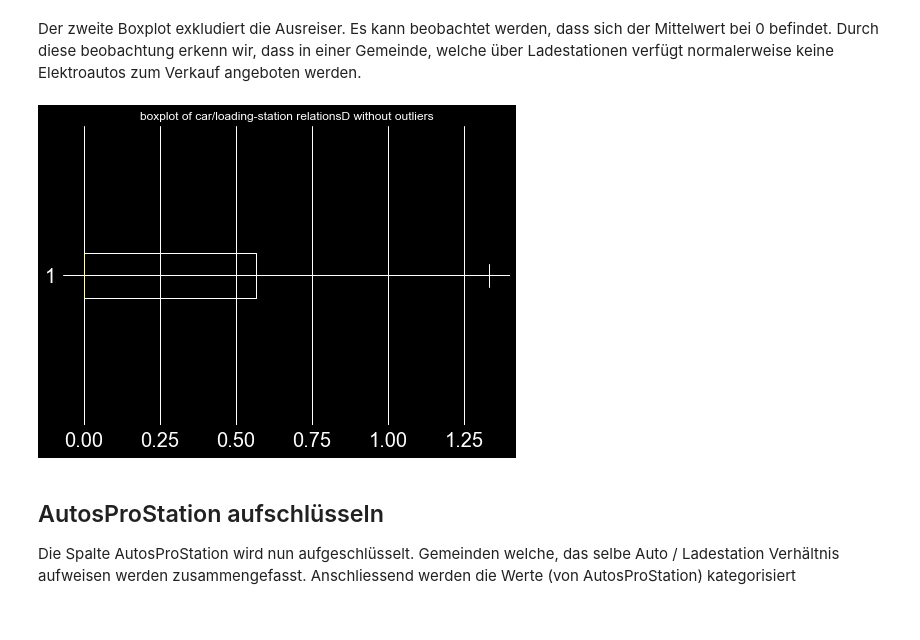
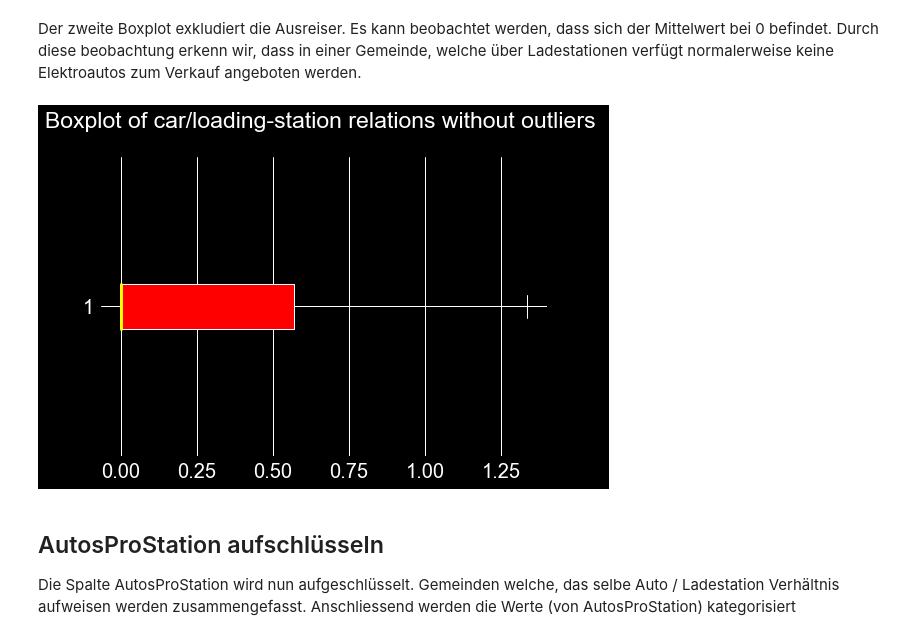
Before and after one commit to jk019/DA_LN_neues_Github, a Jupyter notebook: Datenaufbereitungen/Weiterführende_Datenaufbereitung.ipynb, the cells around one changed output. Saved outputs shown, nothing was run; the diff lists cells and outputs as text; code cells hidden in the pictures.

```diff
--- a/Datenaufbereitungen/Weiterführende_Datenaufbereitung.ipynb
+++ b/Datenaufbereitungen/Weiterführende_Datenaufbereitung.ipynb
@@ -272,7 +272,10 @@ dfmerge
 Der Erste Boxplot zeigt die Verteilung der AutosProStation-Werte mit Ausreiser an. Es ist zu erkennen, dass einige sehr gravierende Ausreiser vorhanden sind.
 # %%
 style.use('dark_background')
-plt.title('boxplot of car/loading-station relations with outliers')
-plt.boxplot(dfmerge.AutosProStation, vert=False)
+plt.title('Boxplot of car/loading-station relations with outliers \n', fontsize = 23)
+bp = plt.boxplot(dfmerge.AutosProStation, vert=False, patch_artist=True, boxprops=dict(facecolor="red"))
+for median in bp['medians']:
+    median.set_color('yellow', )
+    median.set_linewidth(3)
 plt.tick_params(labelsize=20)
 # %% [output]
@@ -281,11 +284,14 @@ plt.tick_params(labelsize=20)
 Der zweite Boxplot exkludiert die Ausreiser. Es kann beobachtet werden, dass sich der Mittelwert bei 0 befindet. Durch diese beobachtung erkenn wir, dass in einer Gemeinde, welche über Ladestationen verfügt normalerweise keine Elektroautos zum Verkauf angeboten werden.
 # %%
 style.use('dark_background')
-plt.title('boxplot of car/loading-station relationsD without outliers')
-plt.boxplot(dfmerge.AutosProStation, vert=False, showfliers=False,)
+plt.title('Boxplot of car/loading-station relations without outliers \n', fontsize = 23)
+bp = plt.boxplot(dfmerge.AutosProStation, vert=False, showfliers=False, patch_artist=True, boxprops=dict(facecolor="red"))
+for median in bp['medians']:
+    median.set_color('yellow', )
+    median.set_linewidth(3)
 plt.tick_params(labelsize=20)
 # %% [output]
-[figure, old version]
+[figure, new version]
 # %% [markdown]
 ## AutosProStation aufschlüsseln
 
```
Also changed, not shown: parts of 6 cells of this notebook, 2 other files.
